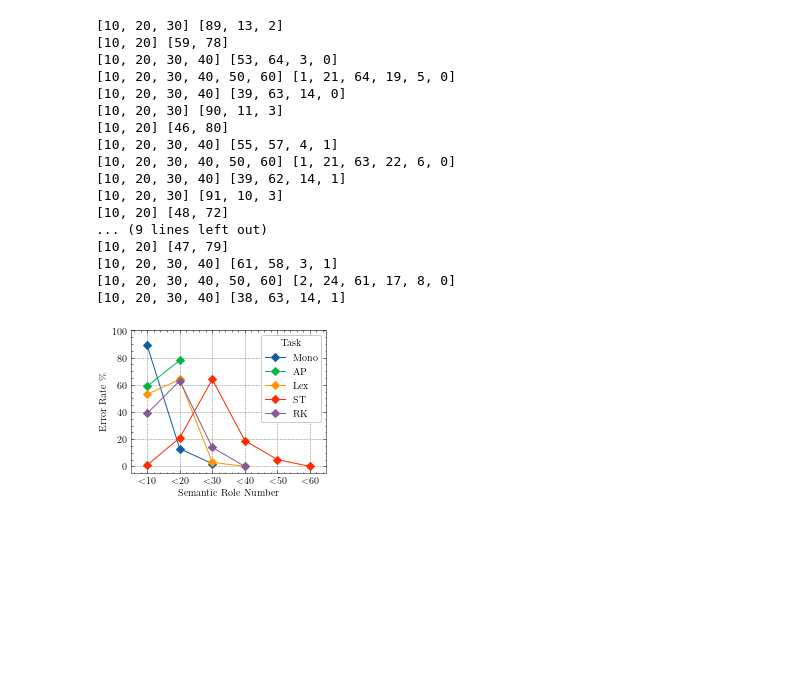
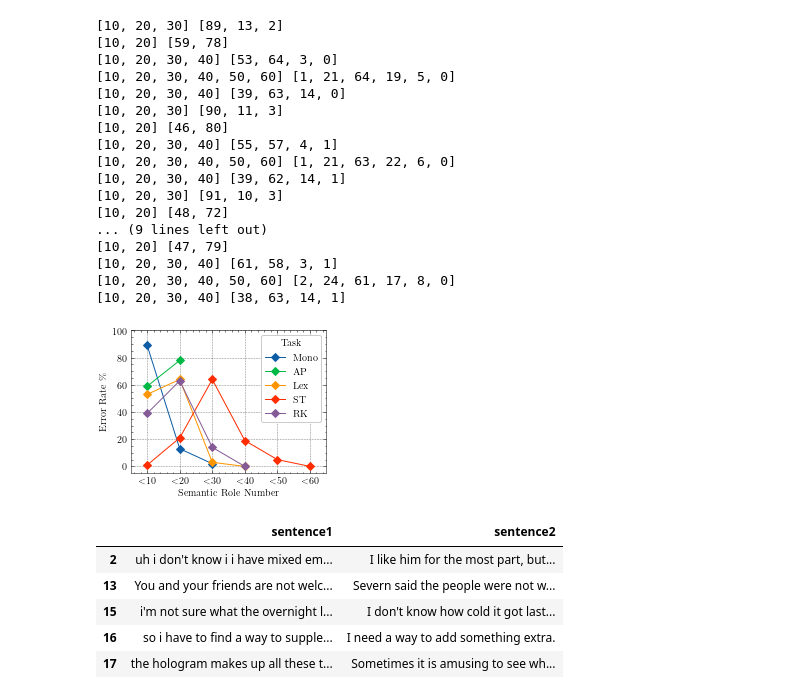
Before and after one commit to eric11eca/curriculum-ling, a Jupyter notebook: qualitative_analysis.ipynb, the cells around one changed output. Cells and saved outputs as stored; diff of their text form; code cells hidden in the pictures; blank space fills up the shorter version.

```diff
--- a/qualitative_analysis.ipynb
+++ b/qualitative_analysis.ipynb
@@ -377,3 +392,21 @@ with plt.style.context(['science', 'grid']):
     fig.savefig('analyze/num_sem_role/num_sem_role.pdf')
 # %% [output]
 [figure]
+# %%
+import pandas as pd
+
+snli = pd.read_table("./data/benchmark/multinli_1.0_dev_matched.txt")
+snli = snli[snli['gold_label'] == 'entailment'].drop(
+  ["gold_label",
+    "sentence1_binary_parse",
+    "sentence2_binary_parse",
+    "sentence1_parse",
+    "sentence2_parse","promptID","pairID","label1","label2","label3","label4","label5","genre"], axis=1)
+snli.head()
+# %% [output]
+|  | sentence1 | sentence2 |
+| 2 | uh i don't know i i have mixed em... | I like him for the most part, but... |
+| 13 | You and your friends are not welc... | Severn said the people were not w... |
+| 15 | i'm not sure what the overnight l... | I don't know how cold it got last... |
+| 16 | so i have to find a way to supple... | I need a way to add something extra. |
+| 17 | the hologram makes up all these t... | Sometimes it is amusing to see wh... |
```
Also changed, not shown: parts of 8 cells of this notebook, 2 other files.
